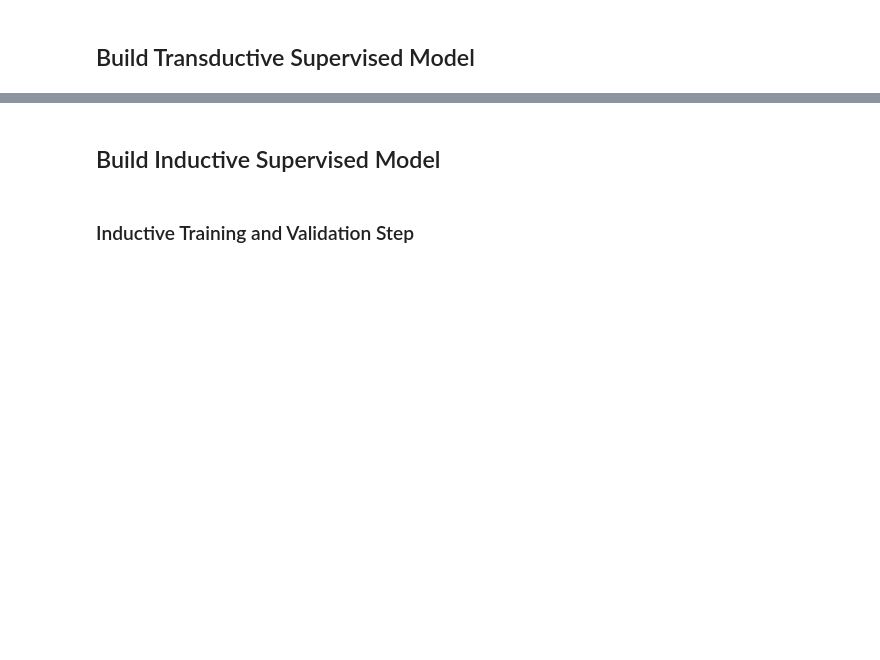
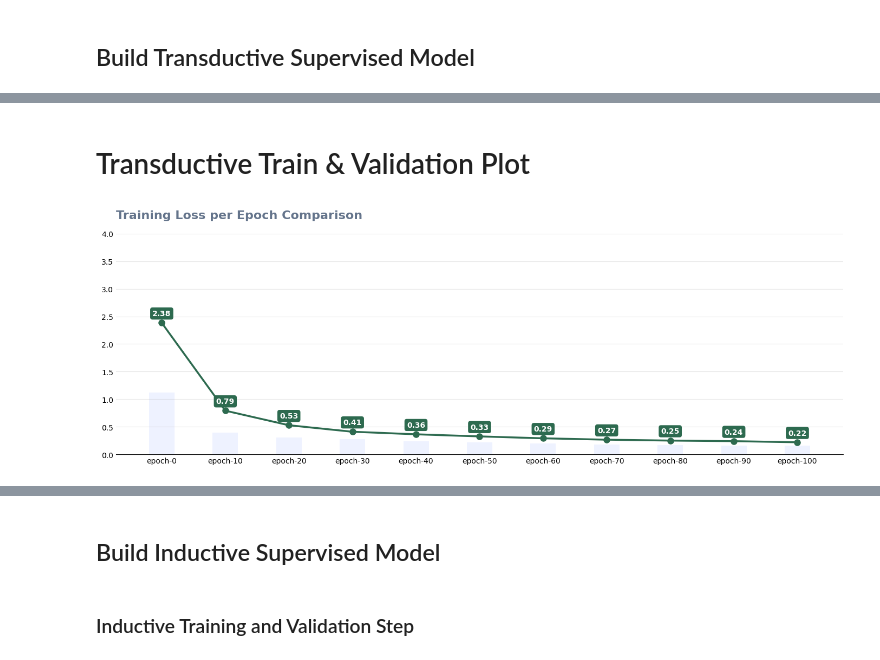
Before and after one commit to ricleongo/CM3070_FinalProject, a Jupyter notebook: back-end/analysis/Multi_Distance_Analysis.ipynb, the cells around one changed output, grey strips where cells are left out. Cells and saved outputs as stored; diff of their text form; code cells hidden in the pictures; blank space fills up the shorter version.

```diff
--- a/back-end/analysis/Multi_Distance_Analysis.ipynb
+++ b/back-end/analysis/Multi_Distance_Analysis.ipynb
@@ -407,0 +360,6 @@ confusion_matrix_results
+# %% [markdown]
+# Transductive Train & Validation Plot
+# %%
+transductive_model.draw_barchar_train_val_results()
+# %% [output]
+[figure, added]
```
Also changed, not shown: parts of 32 cells of this notebook, 23 other files.
